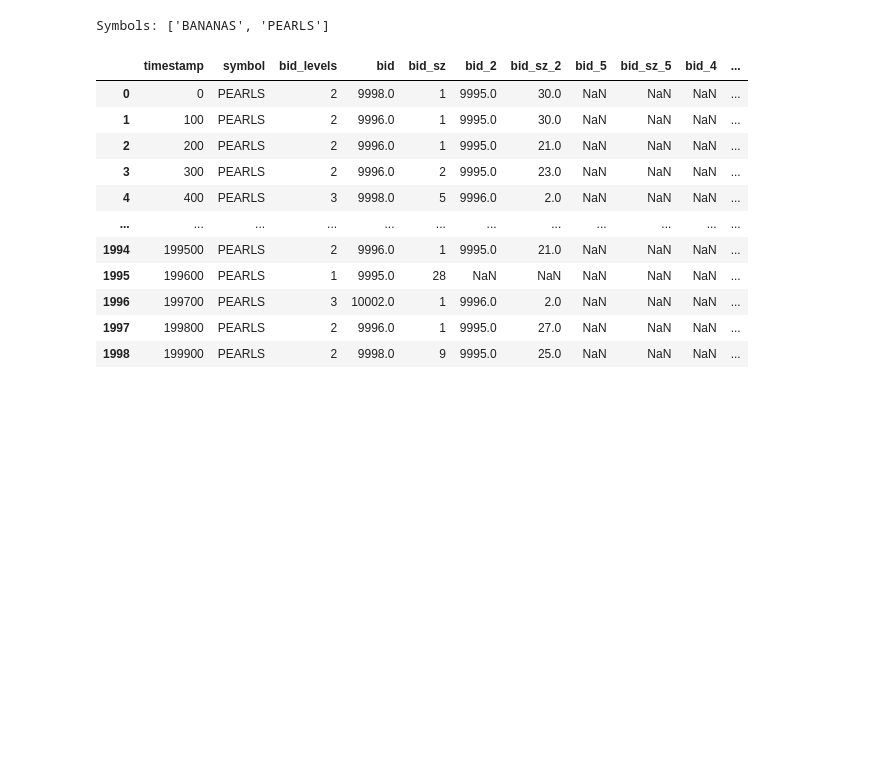
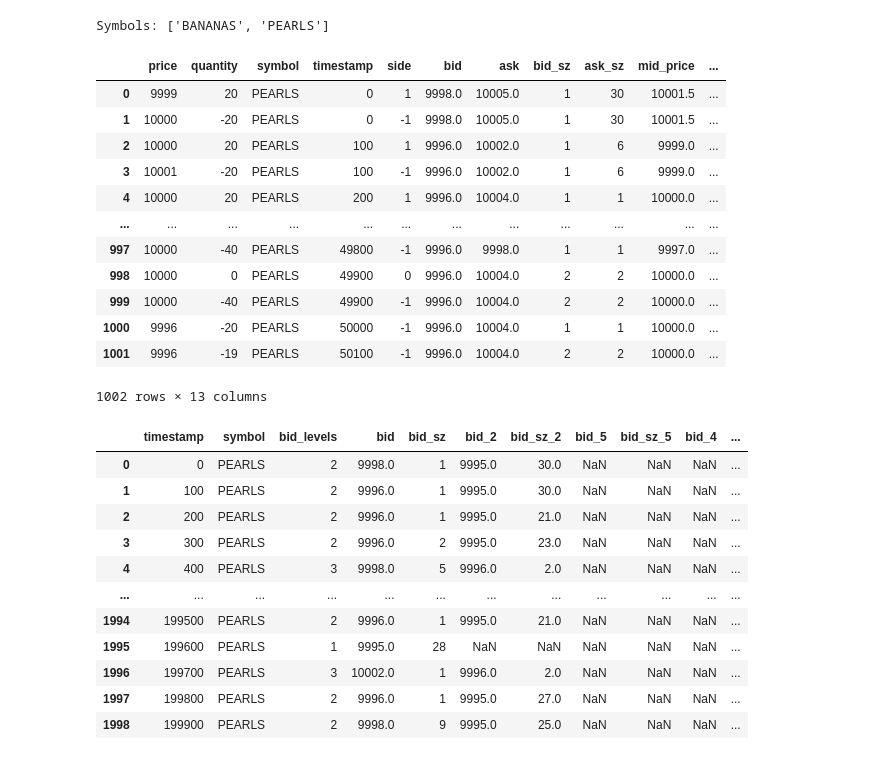
Before and after one commit to XiuLuoShen/imc_prosperity, a Jupyter notebook: ResultsAnalysis.ipynb, the cells around one changed output. Drawn from its saved outputs; the diff is of its cells as text; code cells hidden in the pictures; blank space fills up the shorter version.

```diff
--- a/ResultsAnalysis.ipynb
+++ b/ResultsAnalysis.ipynb
@@ -305,6 +323,22 @@ results = load_market_data(results_file)
 symbols = ['BANANAS', 'PEARLS']
 # %% [output]
 Symbols: ['BANANAS', 'PEARLS']
+# %%
+dfs['orders']['PEARLS']
+# %% [output]
+|  | price | quantity | symbol | timestamp | side | bid | ask | bid_sz | ask_sz | mid_price | ... |
+| 0 | 9999 | 20 | PEARLS | 0 | 1 | 9998.0 | 10005.0 | 1 | 30 | 10001.5 | ... |
+| 1 | 10000 | -20 | PEARLS | 0 | -1 | 9998.0 | 10005.0 | 1 | 30 | 10001.5 | ... |
+| 2 | 10000 | 20 | PEARLS | 100 | 1 | 9996.0 | 10002.0 | 1 | 6 | 9999.0 | ... |
+| 3 | 10001 | -20 | PEARLS | 100 | -1 | 9996.0 | 10002.0 | 1 | 6 | 9999.0 | ... |
+| 4 | 10000 | 20 | PEARLS | 200 | 1 | 9996.0 | 10004.0 | 1 | 1 | 10000.0 | ... |
+| ... | ... | ... | ... | ... | ... | ... | ... | ... | ... | ... | ... |
+| 997 | 10000 | -40 | PEARLS | 49800 | -1 | 9996.0 | 9998.0 | 1 | 1 | 9997.0 | ... |
+| 998 | 10000 | 0 | PEARLS | 49900 | 0 | 9996.0 | 10004.0 | 2 | 2 | 10000.0 | ... |
+| 999 | 10000 | -40 | PEARLS | 49900 | -1 | 9996.0 | 10004.0 | 2 | 2 | 10000.0 | ... |
+| 1000 | 9996 | -20 | PEARLS | 50000 | -1 | 9996.0 | 10004.0 | 1 | 1 | 10000.0 | ... |
+| 1001 | 9996 | -19 | PEARLS | 50100 | -1 | 9996.0 | 10004.0 | 2 | 2 | 10000.0 | ... |
+1002 rows × 13 columns
 # %%
 trades = dfs['market_trades']['PEARLS'].copy()
 quote_md = dfs['order_depths']['PEARLS'].copy()
```
Also changed, not shown: parts of 18 cells of this notebook, 4 other files.
